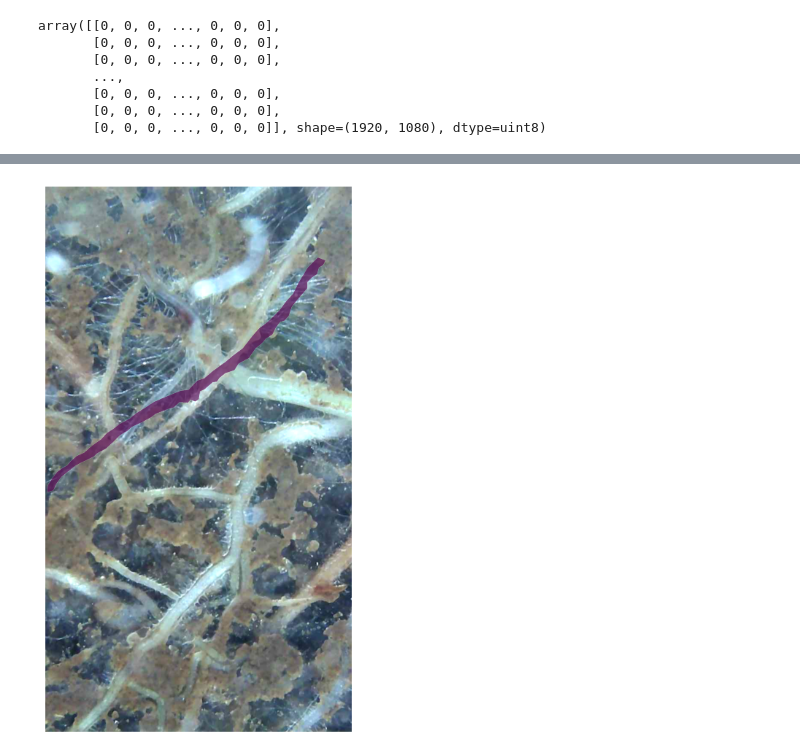
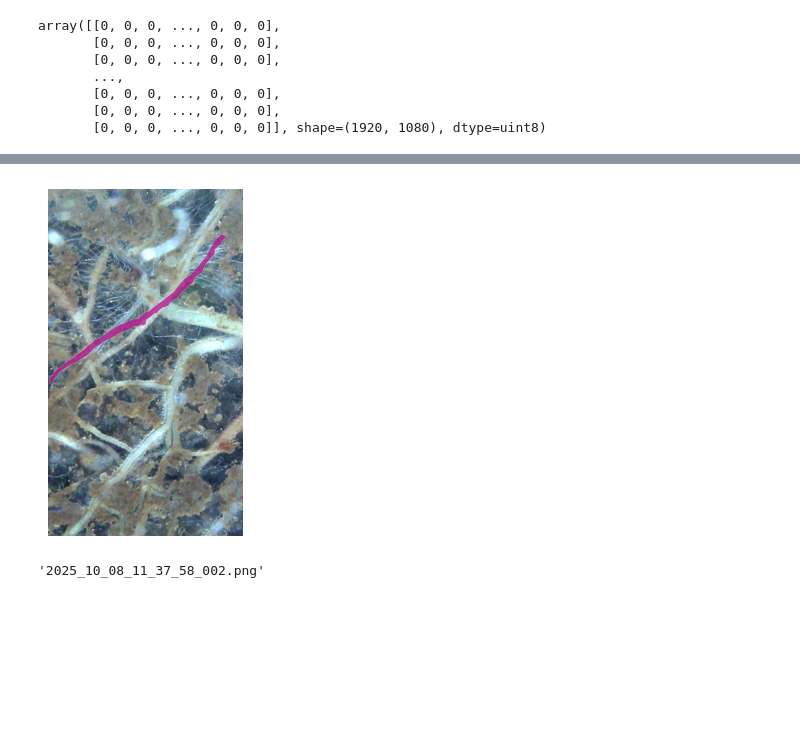
Before and after one commit to anoban/wsu, a Jupyter notebook: semseg/segment-anything/misc.ipynb, the cells around one changed output, grey strips where cells are left out. Saved outputs shown, nothing was run; the diff lists cells and outputs as text; code cells hidden in the pictures; blank space fills up the shorter version.

```diff
--- a/semseg/segment-anything/misc.ipynb
+++ b/semseg/segment-anything/misc.ipynb
@@ -170,11 +170,16 @@ plt.show()
 # %%
 # try overlaying the annotation over the actual image
 fig, axes = plt.subplots()
-fig.set_size_inches(4.5, 8)
+fig.set_size_inches(2.25, 4)
 axes.set_axis_off()
-axes.imshow(Image.open(r"../images/MaxSee/2025_10_08_11_37_58_002.png")) # COOL :)
-plot_binary_mask(ax=axes, bmask=_mask, height=1920, width=1080, alpha=0.7)
+axes.imshow(Image.open(r"../images/MaxSee/2025_10_08_11_37_58_002.png"))
+plot_binary_mask(ax=axes, bmask=_mask, height=1920, width=1080, alpha=0.8) # TF???
 plt.tight_layout()
 plt.show()
 # %% [output]
-[figure, old version]
+[figure, new version]
+# %%
+# are we using the same image
+ann["imagePath"] # what's happening here???
+# %% [output]
+'2025_10_08_11_37_58_002.png'
```
Also changed, not shown: parts of 2 cells of this notebook, 4 other files.
